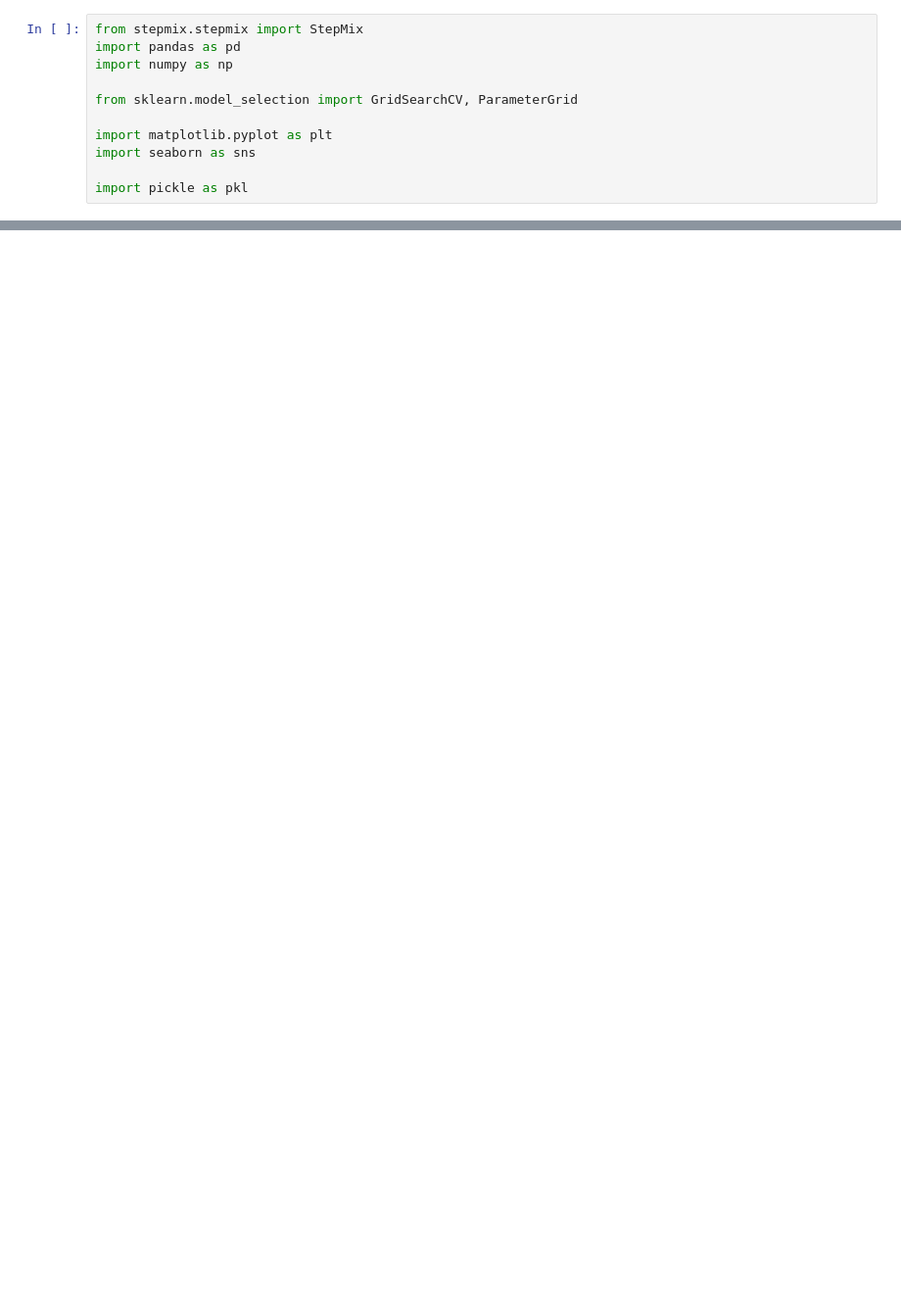
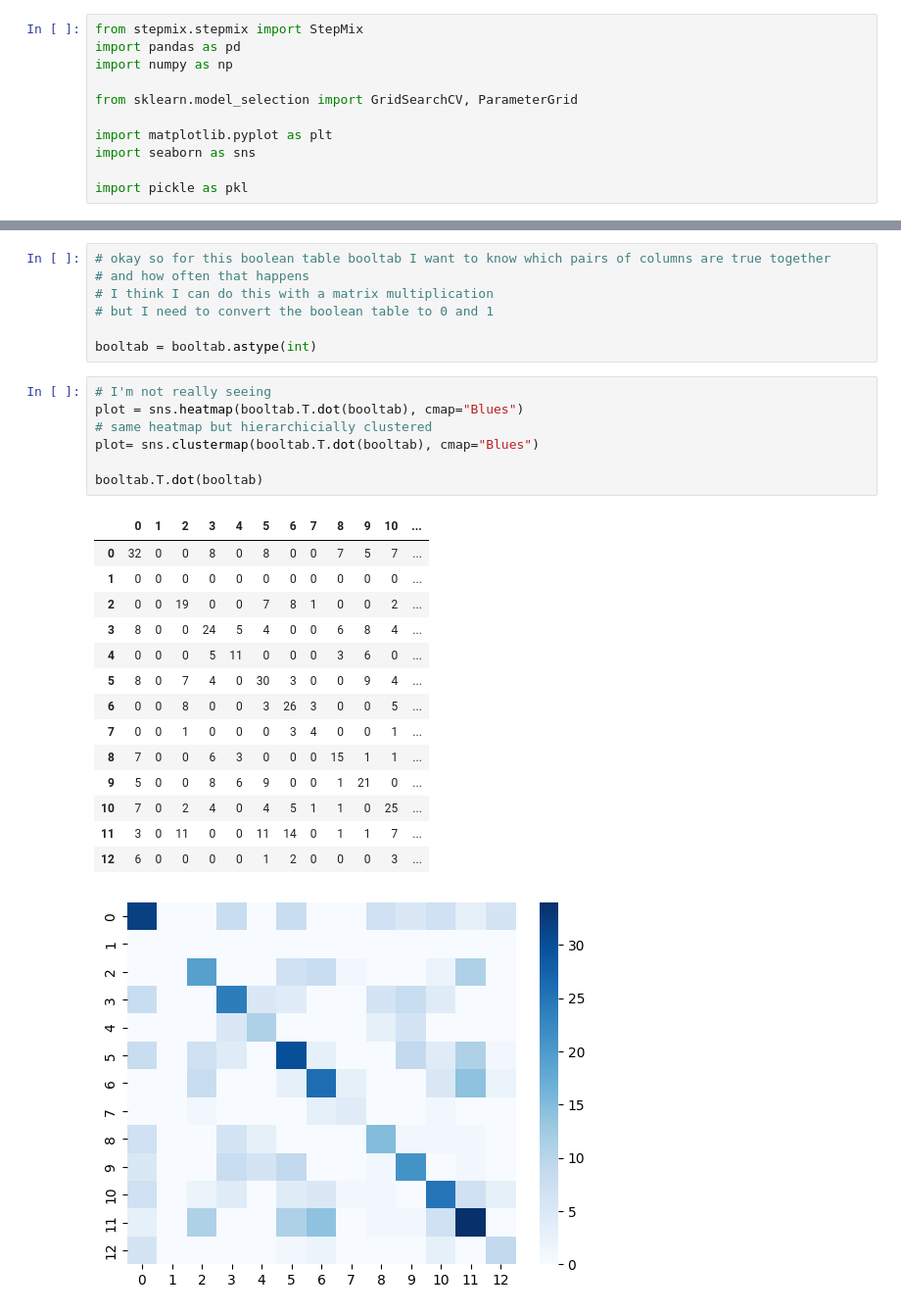
Before and after one commit to leothesouthafrican/PLR, a Jupyter notebook: Tessa/stepmix-analyze-111823.ipynb, the cells around one changed output, grey strips where cells are left out. Shown at 98% size. Cells and saved outputs as stored; diff of their text form; blank space fills up the shorter version.

```diff
--- a/Tessa/stepmix-analyze-111823.ipynb
+++ b/Tessa/stepmix-analyze-111823.ipynb
@@ -112,0 +106,30 @@ preddf
+# %%
+# okay so for this boolean table booltab I want to know which pairs of columns are true together
+# and how often that happens
+# I think I can do this with a matrix multiplication
+# but I need to convert the boolean table to 0 and 1
+
+booltab = booltab.astype(int)
+# %%
+# I'm not really seeing
+plot = sns.heatmap(booltab.T.dot(booltab), cmap="Blues")
+# same heatmap but hierarchicially clustered
+plot= sns.clustermap(booltab.T.dot(booltab), cmap="Blues")
+
+booltab.T.dot(booltab)
+# %% [output]
+|  | 0 | 1 | 2 | 3 | 4 | 5 | 6 | 7 | 8 | 9 | 10 | ... |
+| 0 | 32 | 0 | 0 | 8 | 0 | 8 | 0 | 0 | 7 | 5 | 7 | ... |
+| 1 | 0 | 0 | 0 | 0 | 0 | 0 | 0 | 0 | 0 | 0 | 0 | ... |
+| 2 | 0 | 0 | 19 | 0 | 0 | 7 | 8 | 1 | 0 | 0 | 2 | ... |
+| 3 | 8 | 0 | 0 | 24 | 5 | 4 | 0 | 0 | 6 | 8 | 4 | ... |
+| 4 | 0 | 0 | 0 | 5 | 11 | 0 | 0 | 0 | 3 | 6 | 0 | ... |
+| 5 | 8 | 0 | 7 | 4 | 0 | 30 | 3 | 0 | 0 | 9 | 4 | ... |
+| 6 | 0 | 0 | 8 | 0 | 0 | 3 | 26 | 3 | 0 | 0 | 5 | ... |
+| 7 | 0 | 0 | 1 | 0 | 0 | 0 | 3 | 4 | 0 | 0 | 1 | ... |
+| 8 | 7 | 0 | 0 | 6 | 3 | 0 | 0 | 0 | 15 | 1 | 1 | ... |
+| 9 | 5 | 0 | 0 | 8 | 6 | 9 | 0 | 0 | 1 | 21 | 0 | ... |
+| 10 | 7 | 0 | 2 | 4 | 0 | 4 | 5 | 1 | 1 | 0 | 25 | ... |
+| 11 | 3 | 0 | 11 | 0 | 0 | 11 | 14 | 0 | 1 | 1 | 7 | ... |
+| 12 | 6 | 0 | 0 | 0 | 0 | 1 | 2 | 0 | 0 | 0 | 3 | ... |
+[figure, added]
```
Also changed, not shown: parts of 47 cells of this notebook, 6 other files.
